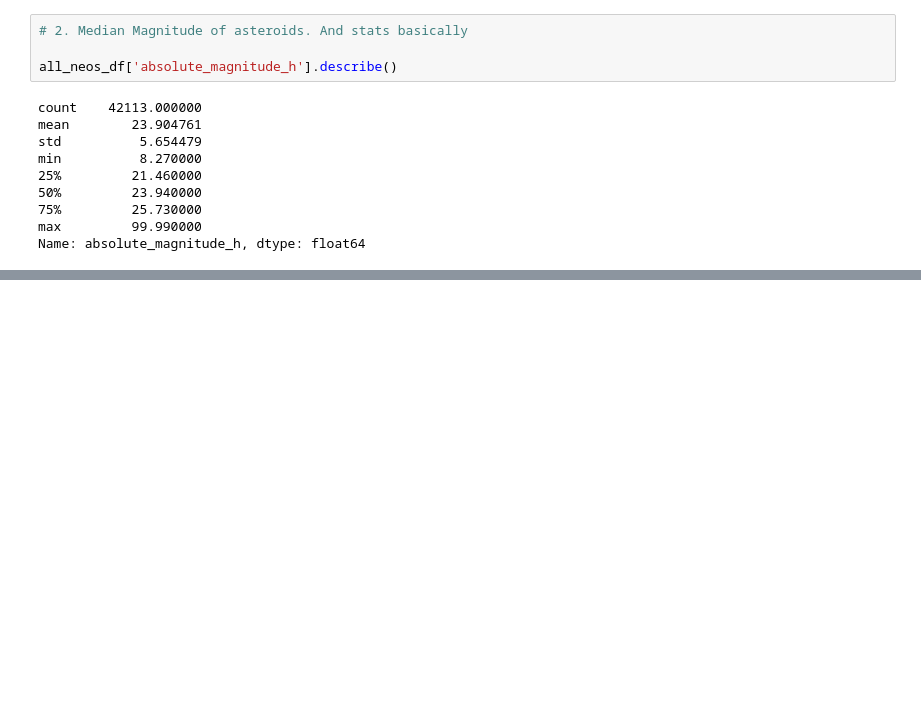
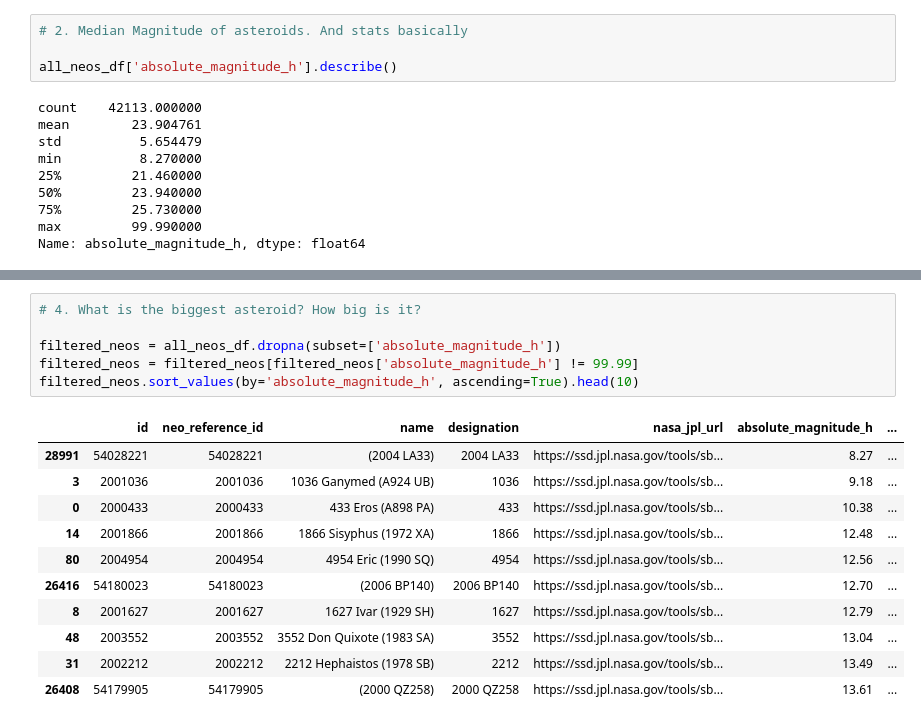
Before and after one commit to baakhoff/research, a Jupyter notebook: notebooks/nasa_research.ipynb, the cells around one changed output, grey strips where cells are left out. Drawn from its saved outputs; the diff is of its cells as text; blank space fills up the shorter version.

Commit message:
Made some first graphs and tables

```diff
--- a/notebooks/nasa_research.ipynb
+++ b/notebooks/nasa_research.ipynb
@@ -215,0 +250,18 @@ fig.show()
+# %%
+# 4. What is the biggest asteroid? How big is it?
+
+filtered_neos = all_neos_df.dropna(subset=['absolute_magnitude_h'])
+filtered_neos = filtered_neos[filtered_neos['absolute_magnitude_h'] != 99.99]
+filtered_neos.sort_values(by='absolute_magnitude_h', ascending=True).head(10)
+# %% [output]
+|  | id | neo_reference_id | name | designation | nasa_jpl_url | absolute_magnitude_h | ... |
+| 28991 | 54028221 | 54028221 | (2004 LA33) | 2004 LA33 | https://ssd.jpl.nasa.gov/tools/sb... | 8.27 | ... |
+| 3 | 2001036 | 2001036 | 1036 Ganymed (A924 UB) | 1036 | https://ssd.jpl.nasa.gov/tools/sb... | 9.18 | ... |
+| 0 | 2000433 | 2000433 | 433 Eros (A898 PA) | 433 | https://ssd.jpl.nasa.gov/tools/sb... | 10.38 | ... |
+| 14 | 2001866 | 2001866 | 1866 Sisyphus (1972 XA) | 1866 | https://ssd.jpl.nasa.gov/tools/sb... | 12.48 | ... |
+| 80 | 2004954 | 2004954 | 4954 Eric (1990 SQ) | 4954 | https://ssd.jpl.nasa.gov/tools/sb... | 12.56 | ... |
+| 26416 | 54180023 | 54180023 | (2006 BP140) | 2006 BP140 | https://ssd.jpl.nasa.gov/tools/sb... | 12.70 | ... |
+| 8 | 2001627 | 2001627 | 1627 Ivar (1929 SH) | 1627 | https://ssd.jpl.nasa.gov/tools/sb... | 12.79 | ... |
+| 48 | 2003552 | 2003552 | 3552 Don Quixote (1983 SA) | 3552 | https://ssd.jpl.nasa.gov/tools/sb... | 13.04 | ... |
+| 31 | 2002212 | 2002212 | 2212 Hephaistos (1978 SB) | 2212 | https://ssd.jpl.nasa.gov/tools/sb... | 13.49 | ... |
+| 26408 | 54179905 | 54179905 | (2000 QZ258) | 2000 QZ258 | https://ssd.jpl.nasa.gov/tools/sb... | 13.61 | ... |
```
Also changed, not shown: parts of 8 cells of this notebook, 1 other file.
